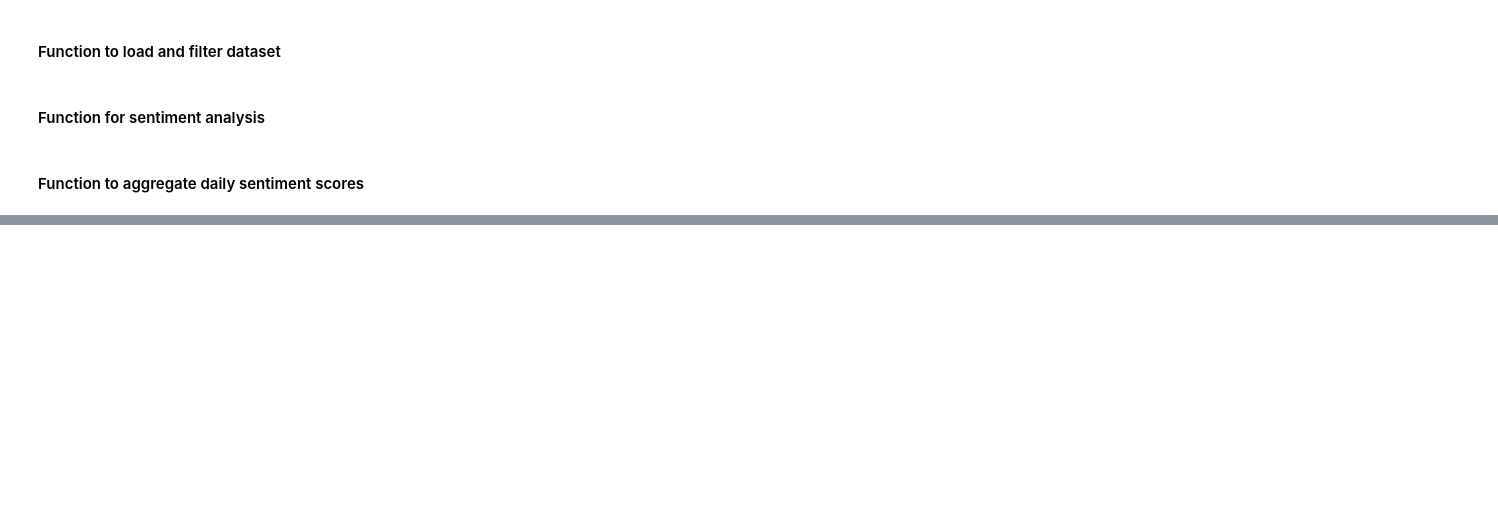
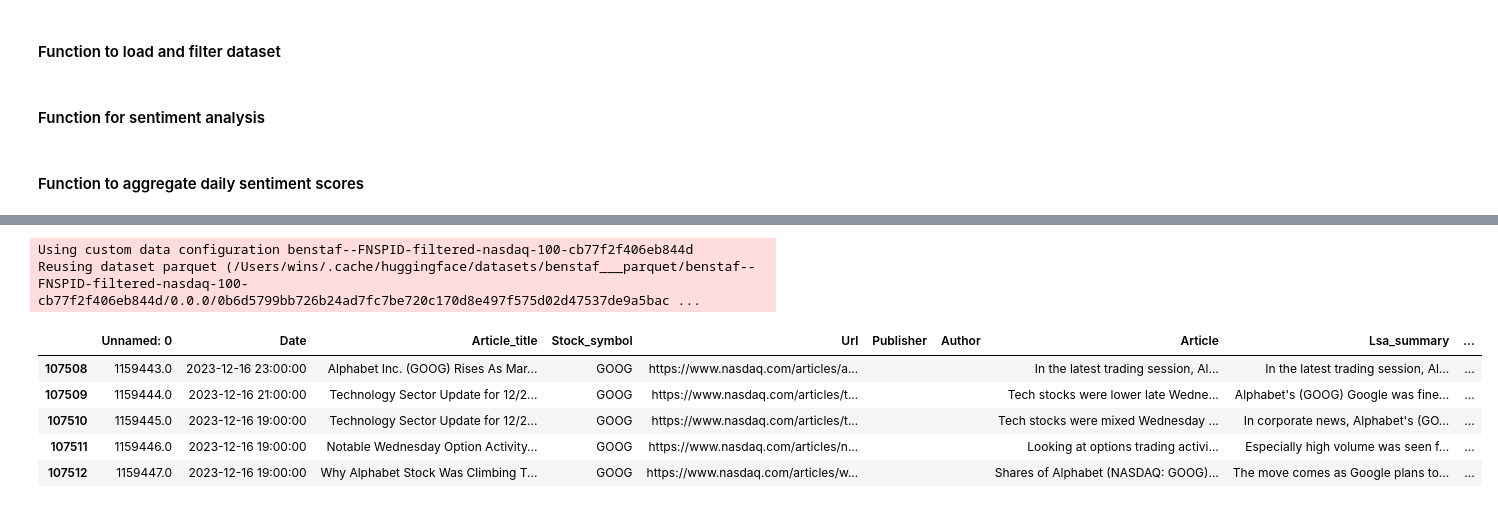
Before and after one commit to w1nsl/stock-prediction, a Jupyter notebook: notebooks/articles_sentiment.ipynb, the cells around one changed output, grey strips where cells are left out. Drawn from its saved outputs; the diff is of its cells as text; code cells hidden in the pictures; blank space fills up the shorter version.

```diff
--- a/notebooks/articles_sentiment.ipynb
+++ b/notebooks/articles_sentiment.ipynb
@@ -174,15 +264,29 @@ In the case of gaps in the data—such as missing sentiment on certain days—we
 # %% [markdown]
 #### Function to load and filter dataset
 # %%
-def load_and_filter_fnspid(selected_symbols=None):
+def load_and_filter_fnspid(selected_symbols=None, start_date=None, end_date=None):
     ds = load_dataset("benstaf/FNSPID-filtered-nasdaq-100")
     df = ds["train"].to_pandas()
 
-    df['Date'] = pd.to_datetime(df['Date'])
+    # Convert to datetime and localize timezone to match input
+    df['Date'] = pd.to_datetime(df['Date']).dt.tz_localize(None)
 
+    # Filter by date range if provided
+    if start_date:
+        df = df[df['Date'] >= pd.to_datetime(start_date).tz_localize(None)]
+    if end_date:
+        df = df[df['Date'] <= pd.to_datetime(end_date).tz_localize(None)]
+
+    # Filter by selected symbols if provided
     if selected_symbols is not None:
         df = df[df['Stock_symbol'].isin(selected_symbols)].copy()
 
+    # Remove empty articles
+    df = df[df['Article'].str.strip() != '']
+
+    # Remove duplicates based on Article content and URL
+    df = df.drop_duplicates(subset=['Article', 'Url'])
+
     return df
 # %% [markdown]
 #### Function for sentiment analysis
@@ -244,0 +662,7 @@ print(df_appl_daily_sentiment.head())
+# %%
+# Show all columns
+pd.set_option('display.max_columns', None)
+# Show all rows (be careful if you have many)
+pd.set_option('display.max_rows', None)
+
+sentiment_df.drop('Article', axis=1).head(10).iloc[0].to_dict()
@@ -244,0 +708,19 @@ print(df_appl_daily_sentiment.head())
+# %%
+# Load GOOG articles from a small date range
+goog_df = load_and_filter_fnspid(
+    selected_symbols=['GOOG'],
+    start_date='2023-01-01',
+    end_date='2024-12-31'
+)
+# %% [output]
+Using custom data configuration benstaf--FNSPID-filtered-nasdaq-100-cb77f2f406eb844d
+Reusing dataset parquet (/Users/wins/.cache/huggingface/datasets/benstaf___parquet/benstaf--FNSPID-filtered-nasdaq-100-cb77f2f406eb844d/0.0.0/0b6d5799bb726b24ad7fc7be720c170d8e497f575d02d47537de9a5bac ...
+# %%
+goog_df.head()
+# %% [output]
+|  | Unnamed: 0 | Date | Article_title | Stock_symbol | Url | Publisher | Author | Article | Lsa_summary | ... |
+| 107508 | 1159443.0 | 2023-12-16 23:00:00 | Alphabet Inc. (GOOG) Rises As Mar... | GOOG | https://www.nasdaq.com/articles/a... |  |  | In the latest trading session, Al... | In the latest trading session, Al... | ... |
+| 107509 | 1159444.0 | 2023-12-16 21:00:00 | Technology Sector Update for 12/2... | GOOG | https://www.nasdaq.com/articles/t... |  |  | Tech stocks were lower late Wedne... | Alphabet's (GOOG) Google was fine... | ... |
+| 107510 | 1159445.0 | 2023-12-16 19:00:00 | Technology Sector Update for 12/2... | GOOG | https://www.nasdaq.com/articles/t... |  |  | Tech stocks were mixed Wednesday ... | In corporate news, Alphabet's (GO... | ... |
+| 107511 | 1159446.0 | 2023-12-16 19:00:00 | Notable Wednesday Option Activity... | GOOG | https://www.nasdaq.com/articles/n... |  |  | Looking at options trading activi... | Especially high volume was seen f... | ... |
+| 107512 | 1159447.0 | 2023-12-16 19:00:00 | Why Alphabet Stock Was Climbing T... | GOOG | https://www.nasdaq.com/articles/w... |  |  | Shares of Alphabet (NASDAQ: GOOG)... | The move comes as Google plans to... | ... |
```
Also changed, not shown: parts of 25 cells of this notebook, 2 other files.
